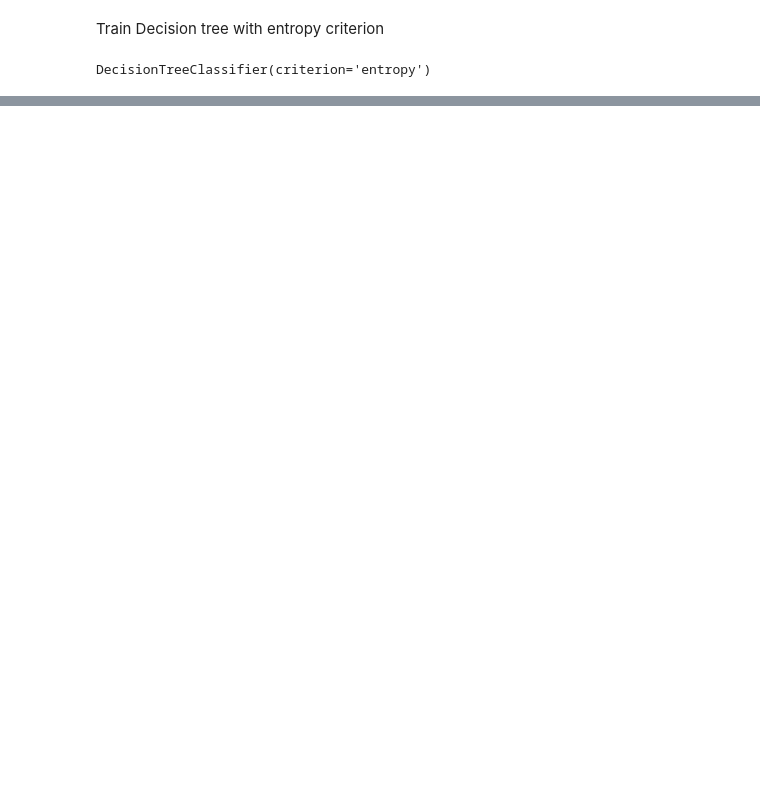
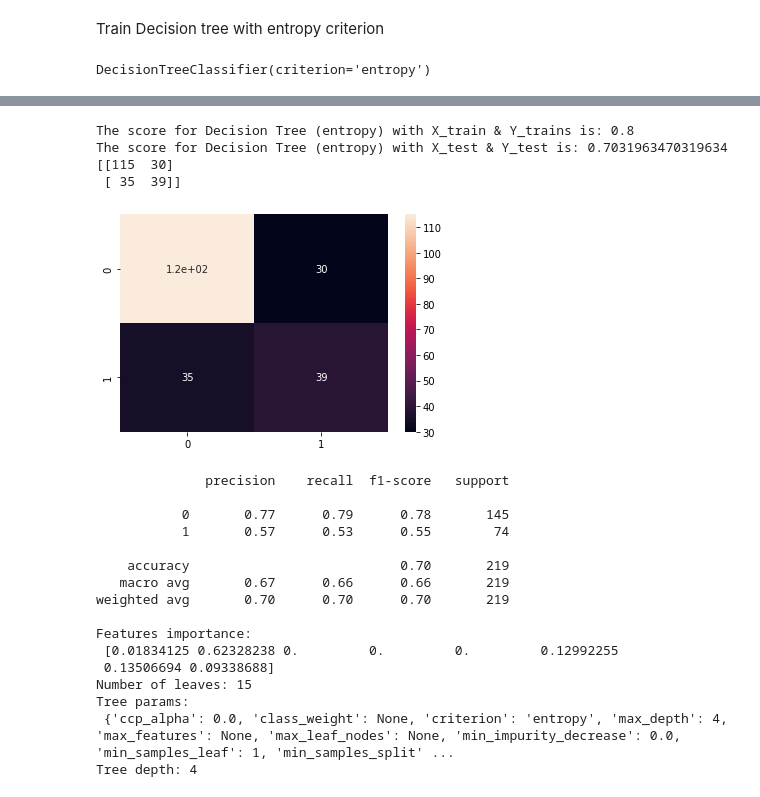
Before and after one commit to jgayosof/decision-tree-project-tutorial, a Jupyter notebook: src/explore.ipynb, the cells around one changed output, grey strips where cells are left out. Cells and saved outputs as stored; diff of their text form; code cells hidden in the pictures; blank space fills up the shorter version.

```diff
--- a/src/explore.ipynb
+++ b/src/explore.ipynb
@@ -642,0 +685,54 @@ Tree depth: 15
+# %%
+# Score for train data:
+score = model_best_dt.score(X_train, Y_train)
+print(f'The score for Decision Tree (entropy) with X_train & Y_trains is: {score}')
+
+# Score for the predictions:
+score = model_best_dt.score(X_test, Y_test)
+print(f'The score for Decision Tree (entropy) with X_test & Y_test is: {score}')
+
+# Accuracy:
+#acc_score = print(accuracy_score(Y_test, model_best_dt.predict(X_test)))
+#print(f'The accuracy for Decision Tree (entropy) with X_test is: {acc_score}')
+
+# Confusion Matrix:
+print(confusion_matrix(Y_test, model_best_dt.predict(X_test)))
+sns.heatmap(confusion_matrix(Y_test, model_best_dt.predict(X_test)), annot=True)
+plt.show()
+
+# Classification report:
+print(classification_report(Y_test, model_best_dt.predict(X_test)))
+
+# Features importance:
+print(f'Features importance: \n {model_best_dt.feature_importances_}')
+
+# Number of leaves:
+print(f'Number of leaves: {model_best_dt.get_n_leaves()}')
+
+# Tree params:
+print(f'Tree params: \n {model_best_dt.get_params()}')
+
+# Tree depth:
+print(f'Tree depth: {model_best_dt.get_depth()}')
+# %% [output]
+The score for Decision Tree (entropy) with X_train & Y_trains is: 0.8
+The score for Decision Tree (entropy) with X_test & Y_test is: 0.7031963470319634
+[[115  30]
+ [ 35  39]]
+[figure, added]
+              precision    recall  f1-score   support
+
+           0       0.77      0.79      0.78       145
+           1       0.57      0.53      0.55        74
+
+    accuracy                           0.70       219
+   macro avg       0.67      0.66      0.66       219
+weighted avg       0.70      0.70      0.70       219
+
+Features importance:
+ [0.01834125 0.62328238 0.         0.         0.         0.12992255
+ 0.13506694 0.09338688]
+Number of leaves: 15
+Tree params:
+ {'ccp_alpha': 0.0, 'class_weight': None, 'criterion': 'entropy', 'max_depth': 4, 'max_features': None, 'max_leaf_nodes': None, 'min_impurity_decrease': 0.0, 'min_samples_leaf': 1, 'min_samples_split' ...
+Tree depth: 4
```
Also changed, not shown: parts of 12 cells of this notebook, 1 other file.
